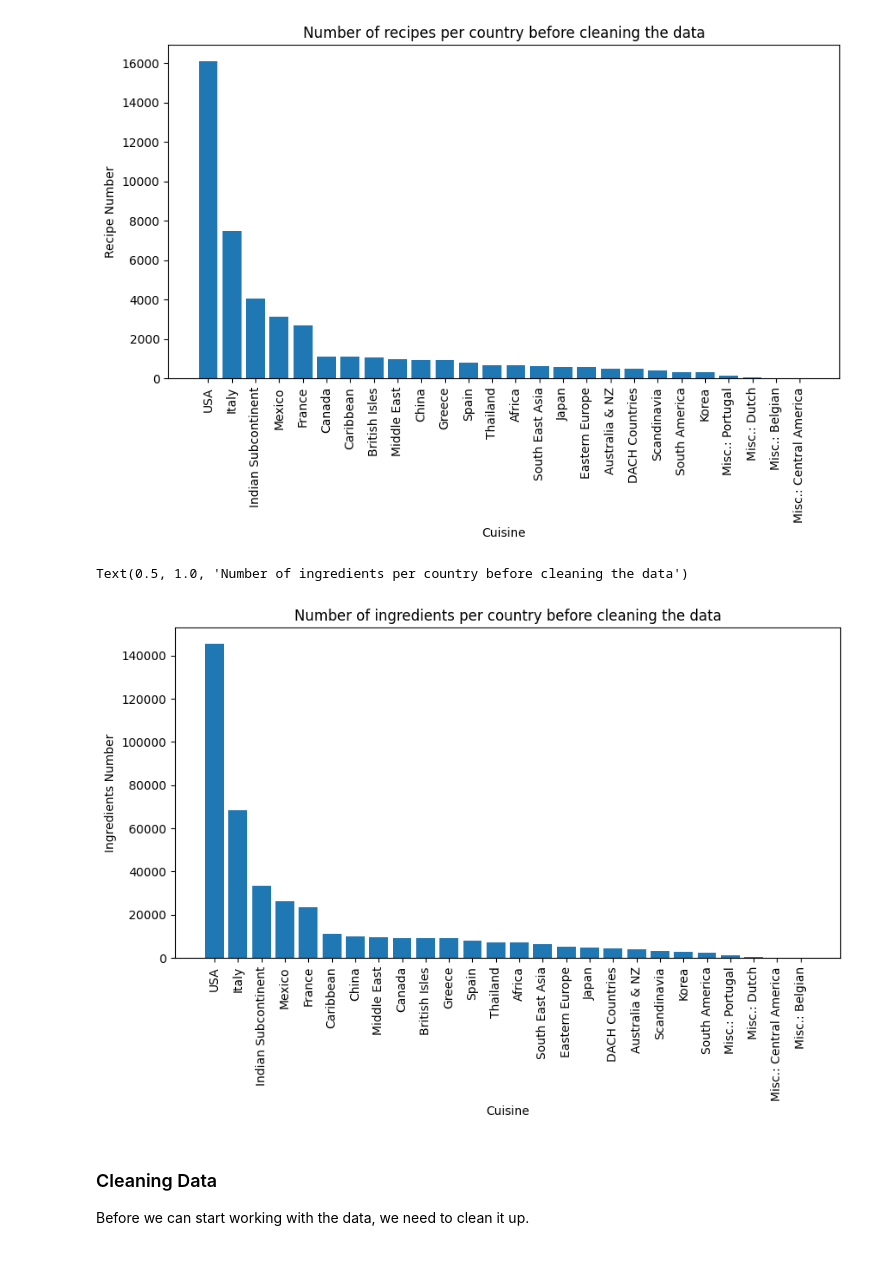
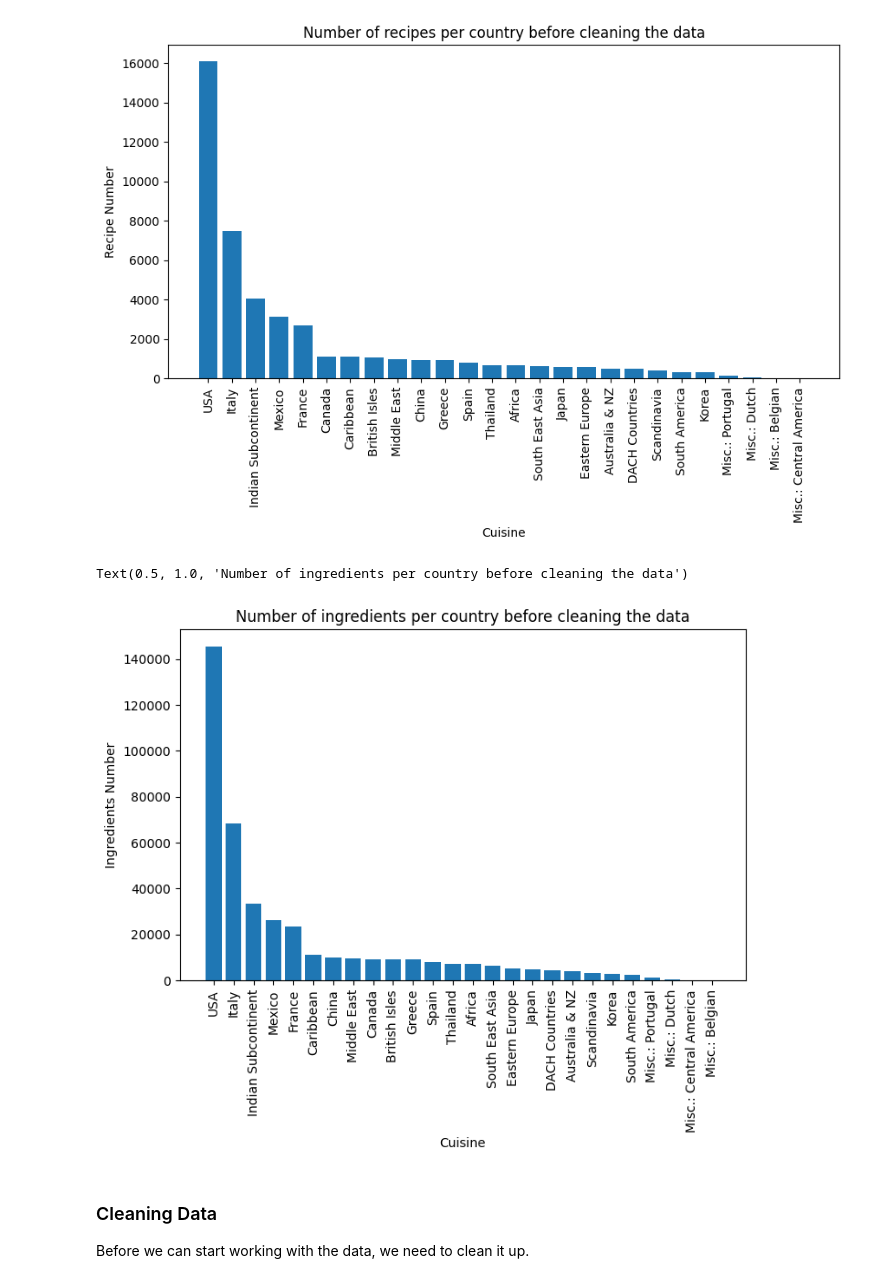
Before and after one commit to GiselleSL/Recipe-Data-Analysis, a Jupyter notebook: code/dataLoader.ipynb, the cells around one changed output. Cells and saved outputs as stored; diff of their text form; code cells hidden in the pictures.

```diff
--- a/dataLoader.ipynb
+++ b/code/dataLoader.ipynb
@@ -45,4 +45,7 @@ def add_ingredients_to_recipe(df_recipe, df_relation_recipe_ingredients):
 
 df_recipe_analysis= add_ingredients_to_recipe(df_recipe,df_relation_recipe_ingredients)
 #pd.set_option('display.max_rows', None)
-df_recipe_analysis = df_recipe_analysis.drop('Source', axis=1)
+# df_recipe_analysis = df_recipe_analysis.drop('Source', axis=1)
+
+count_by_country = df_recipe_analysis.groupby('Cuisine')['Recipe_ID'].count()
+count_by_country
@@ -66,18 +87,18 @@ Text(0.5, 1.0, 'Number of recipes per country before cleaning the data')
 # %%
 # Divide la columna de ingredientes en filas separadas
 df_recipe_analysis_explode = df_recipe_analysis.explode('Ingredient_Name')
 ingredients_by_cousine = df_recipe_analysis_explode.groupby("Cuisine")["Ingredient_Name"].count().sort_values(ascending=False)
 
 # Crear gráfico de barras
-plt.figure(figsize=(10, 5))
+plt.figure(figsize=(8, 5))
 plt.bar(ingredients_by_cousine.index, ingredients_by_cousine.values)
 plt.xticks(rotation=90)
 plt.xlabel("Cuisine")
 plt.ylabel("Ingredients Number")
 plt.title("Number of ingredients per country before cleaning the data")
 # %% [output]
 Text(0.5, 1.0, 'Number of ingredients per country before cleaning the data')
-[figure, old version]
+[figure, new version]
 # %% [markdown]
 ### Cleaning Data
 Before we can start working with the data, we need to clean it up.
```
Also changed, not shown: parts of 23 cells of this notebook, 22 other files.
